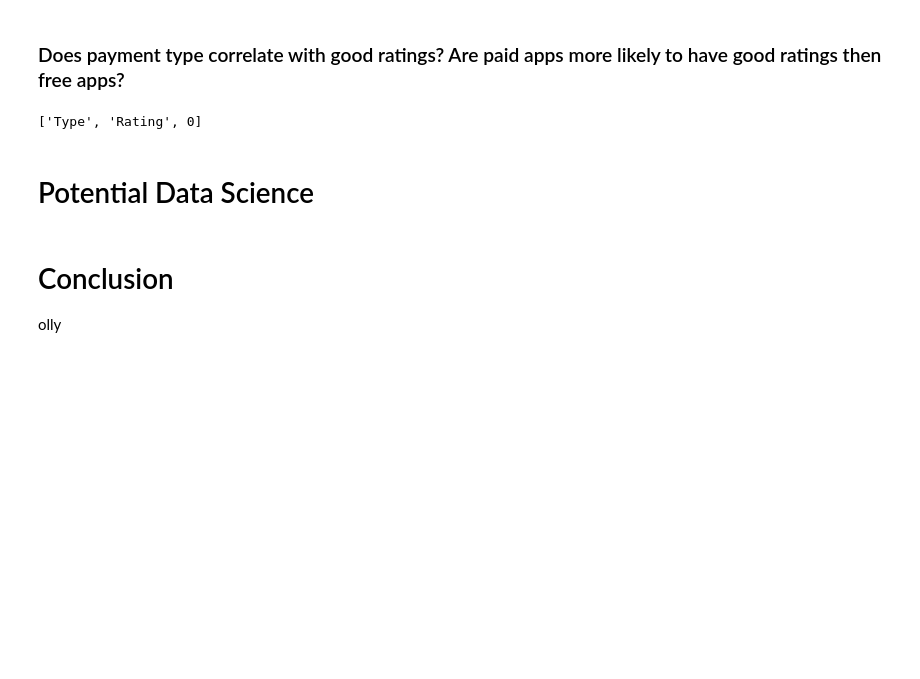
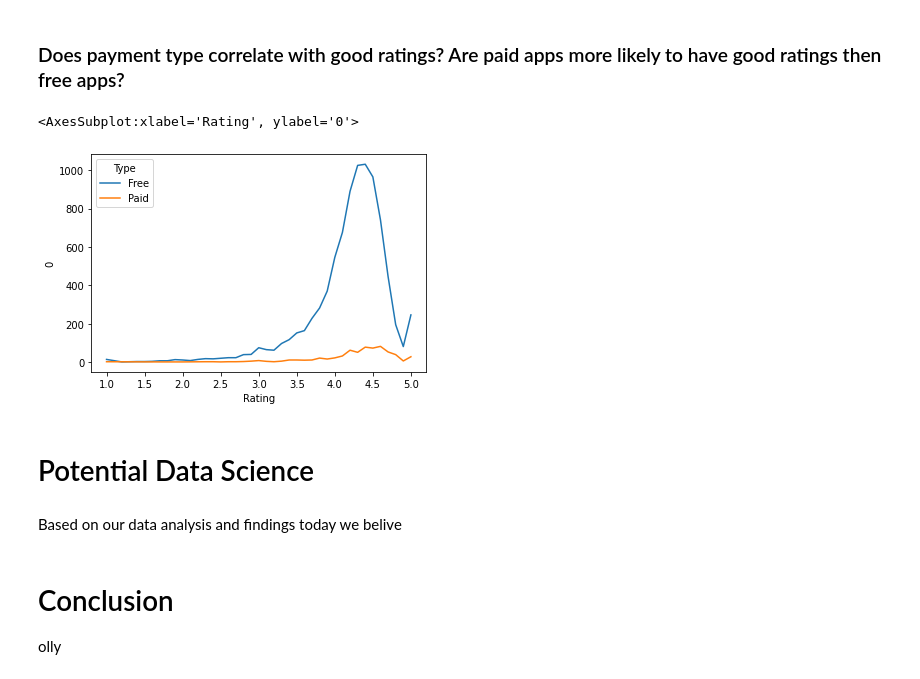
Before and after one commit to Axxaan/Analysis-of-Google-Play-Store-Dataset, a Jupyter notebook: techreport.ipynb, the cells around one changed output. Cells and saved outputs as stored; diff of their text form; code cells hidden in the pictures; blank space fills up the shorter version.

```diff
--- a/techreport.ipynb
+++ b/techreport.ipynb
@@ -185,0 +204,21 @@ From the sample above we can see that generally every genre has more free apps t
+# %%
+df.head(10)
+# Check sizes in art and design category
+# do the same for maybe 2 others
+# cities[['city', 'population']]
+# df[["Category"]]
+# make new column for if something is in art and design catego
+
+def is_art_design(x):
+    if x == "ART_AND_DESIGN":
+        return 'true'
+    else:
+        return 'false'
+
+df['In ART_AND_DESIGN'] = df['Category'].apply(is_art_design)
+df.head(10)
+#df[['In ART_AND_DESIGN', 'Size']]
+# use boolean indexing
+df['In ART_AND_DESIGN'] == 'true'
+
+frame = pd.DataFrame(df['In ART_AND_DESIGN'] if == 'true')
@@ -188,13 +240,14 @@ From the sample above we can see that generally every genre has more free apps t
 # %%
 #azan
 pvsf_rating = df.groupby(['Type', 'Rating']).size().reset_index()
-pvsf_rating.rename(columns={'':'Count'})
-# sns.lineplot(data=pvsf_rating, x="Rating", y="Count", hue="Type")
-list(pvsf_rating)
+sns.lineplot(data=pvsf_rating, x="Rating", y=0, hue="Type")
 # %% [output]
-['Type', 'Rating', 0]
+<AxesSubplot:xlabel='Rating', ylabel='0'>
+[figure, added]
 # %% [markdown]
 # Potential Data Science
+# %% [markdown]
+Based on our data analysis and findings today we belive
 # %% [markdown]
 # Conclusion
 olly
```
Also changed, not shown: parts of 7 cells of this notebook.
